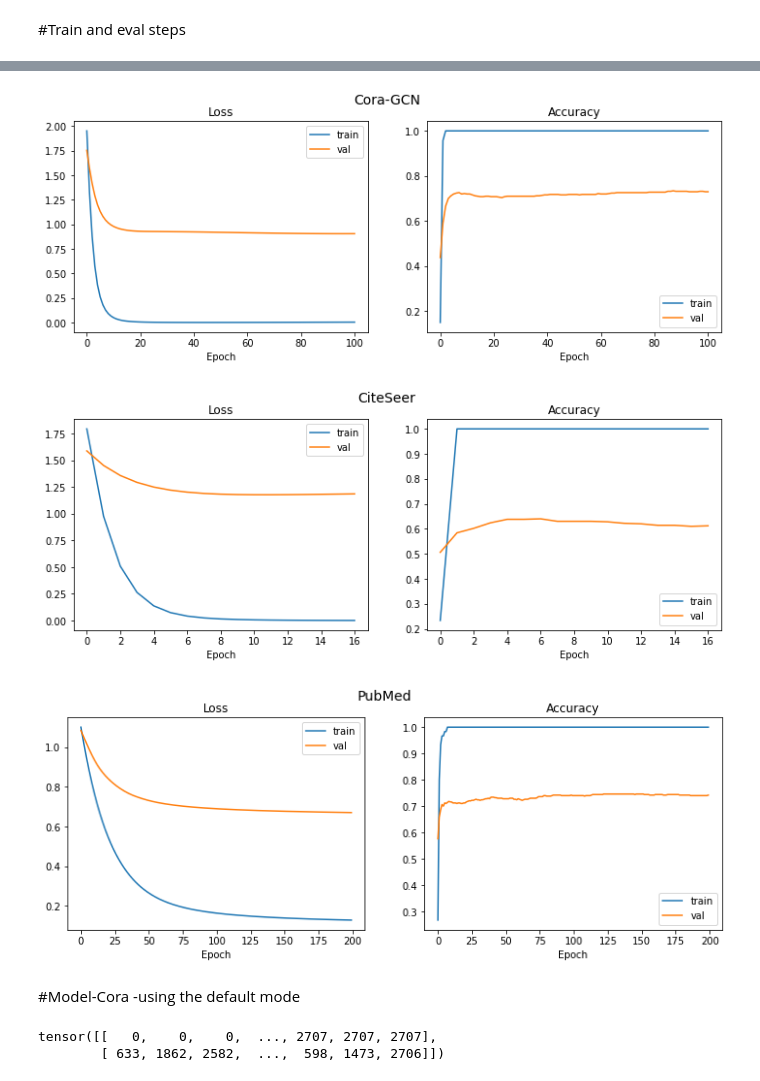
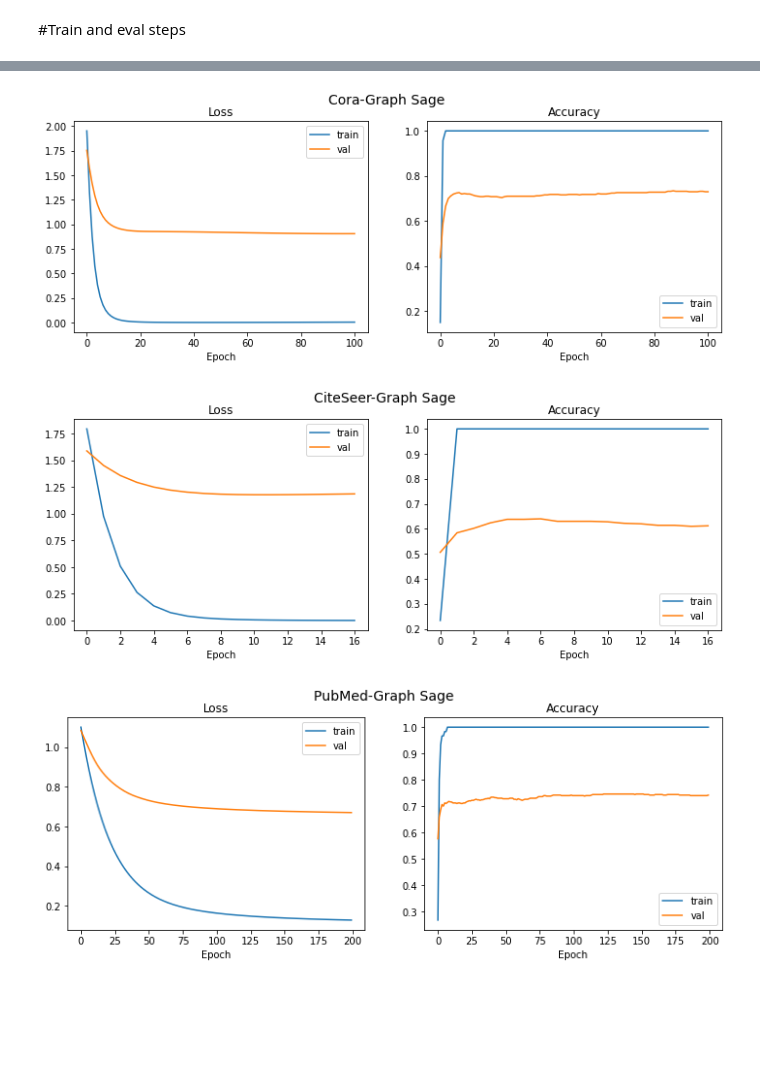
Before and after one commit to cosmina98/PhD, a Jupyter notebook: Work_in_progress/Graph_Sage.ipynb, the cells around one changed output, grey strips where cells are left out. Saved outputs shown, nothing was run; the diff lists cells and outputs as text; code cells hidden in the pictures; blank space fills up the shorter version.

```diff
--- a/Work_in_progress/Graph_Sage.ipynb
+++ b/Work_in_progress/Graph_Sage.ipynb
@@ -183,12 +183,19 @@ Dataset len.: 1
 # %%
-for i in range(1):
+d={0:{}, 1:{}, 2:{}}
+for i in range(3):
     data=dataset[i]
     X_train=data[0].x[data[0].train_mask]
+    d[i]['X_train']=X_train
     y_train=data[0].y[data[0].train_mask]
+    d[i]['y_train']=y_train
     X_test=data[0].x[data[0].test_mask]
+    d[i]['X_test']=X_test
     y_test=data[0].y[data[0].test_mask]
+    d[i]['y_test']=y_test
     X_val=data[0].x[data[0].val_mask]
+    d[i]['X_val']=X_val
     y_val=data[0].y[data[0].val_mask]
+    d[i]['y_val']=X_val
 # %% [markdown]
 #The model
 # %%
@@ -267,7 +274,7 @@ def train(
     max_epochs: int = 200,
     early_stopping: int = 10,
     print_interval: int = 20,
-    verbose: bool = False,
+    verbose: bool = True,
 ) -> HistoryDict:
     history = {"loss": [], "val_loss": [], "acc": [], "val_acc": [],"test_acc":[],"test_loss":[]}
     for epoch in range(max_epochs):
@@ -340,17 +365,15 @@ history3= train(model3, data3, optimizer, max_epochs=MAX_EPOCHS, early_stopping=
 # %%
 plt.figure(figsize=(12, 4))
-plot_history(history, "Cora-GCN")
+plot_history(history, "Cora-Graph Sage")
 # %% [output]
-[figure, old version]
+[figure, new version]
 # %%
 plt.figure(figsize=(12, 4))
-plot_history(history2, "CiteSeer")
+plot_history(history2, "CiteSeer-Graph Sage ")
 # %% [output]
-[figure, old version]
+[figure, new version]
 # %%
 plt.figure(figsize=(12, 4))
-plot_history(history3, "PubMed")
+plot_history(history3, "PubMed-Graph Sage")
 # %% [output]
-[figure, old version]
+[figure, new version]
-# %% [markdown]
-#Model-Cora -using the default mode
@@ -370,8 +379,0 @@ class Net(torch.nn.Module):
-# %%
-data = dataset[0]
-print(data[0].edge_index)
-model, data = Net().to(device), data[0].to(device)
-optimizer = torch.optim.Adam(model.parameters(), lr=0.01, weight_decay=5e-4)
-# %% [output]
-tensor([[   0,    0,    0,  ..., 2707, 2707, 2707],
-        [ 633, 1862, 2582,  ...,  598, 1473, 2706]])
```
Also changed, not shown: parts of 18 cells of this notebook.
